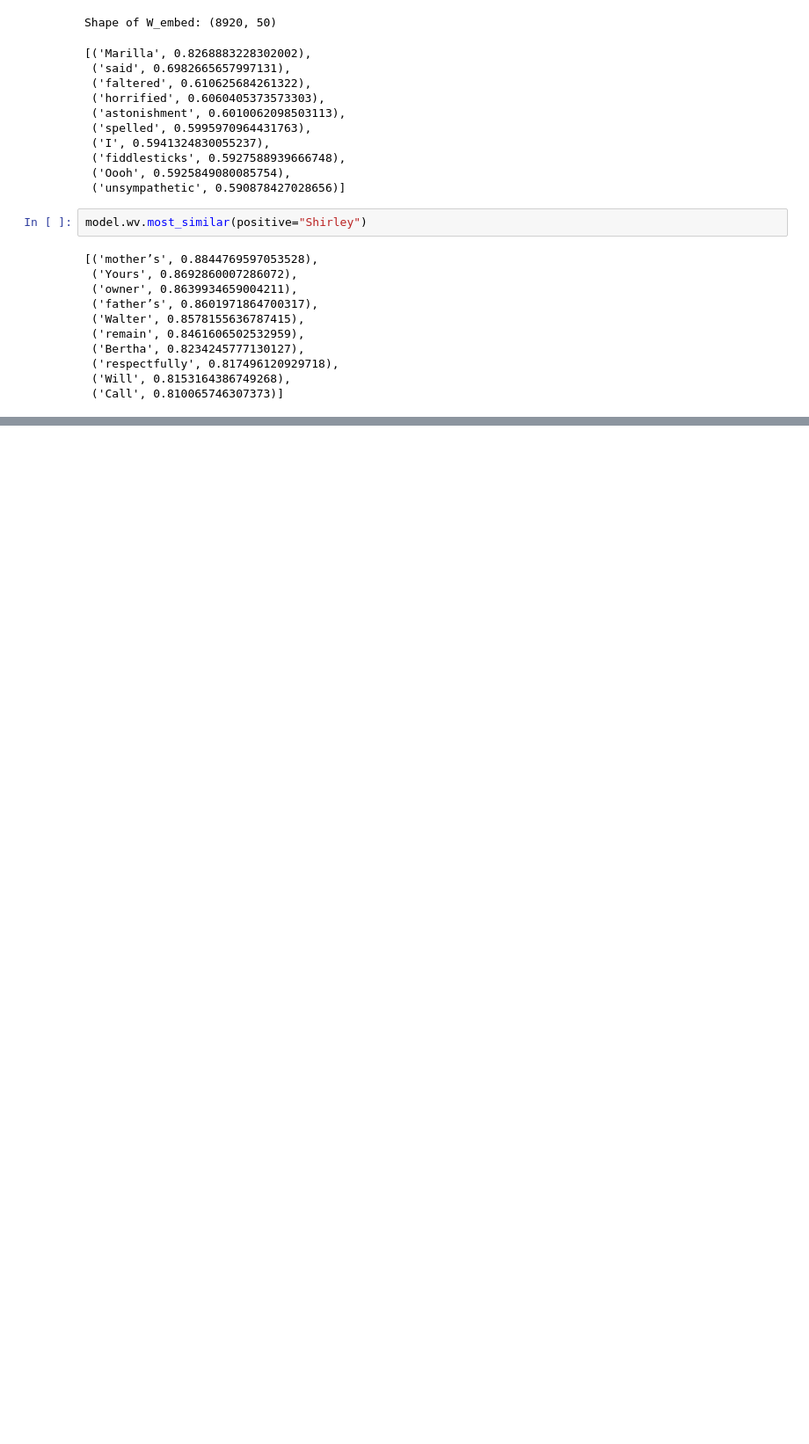
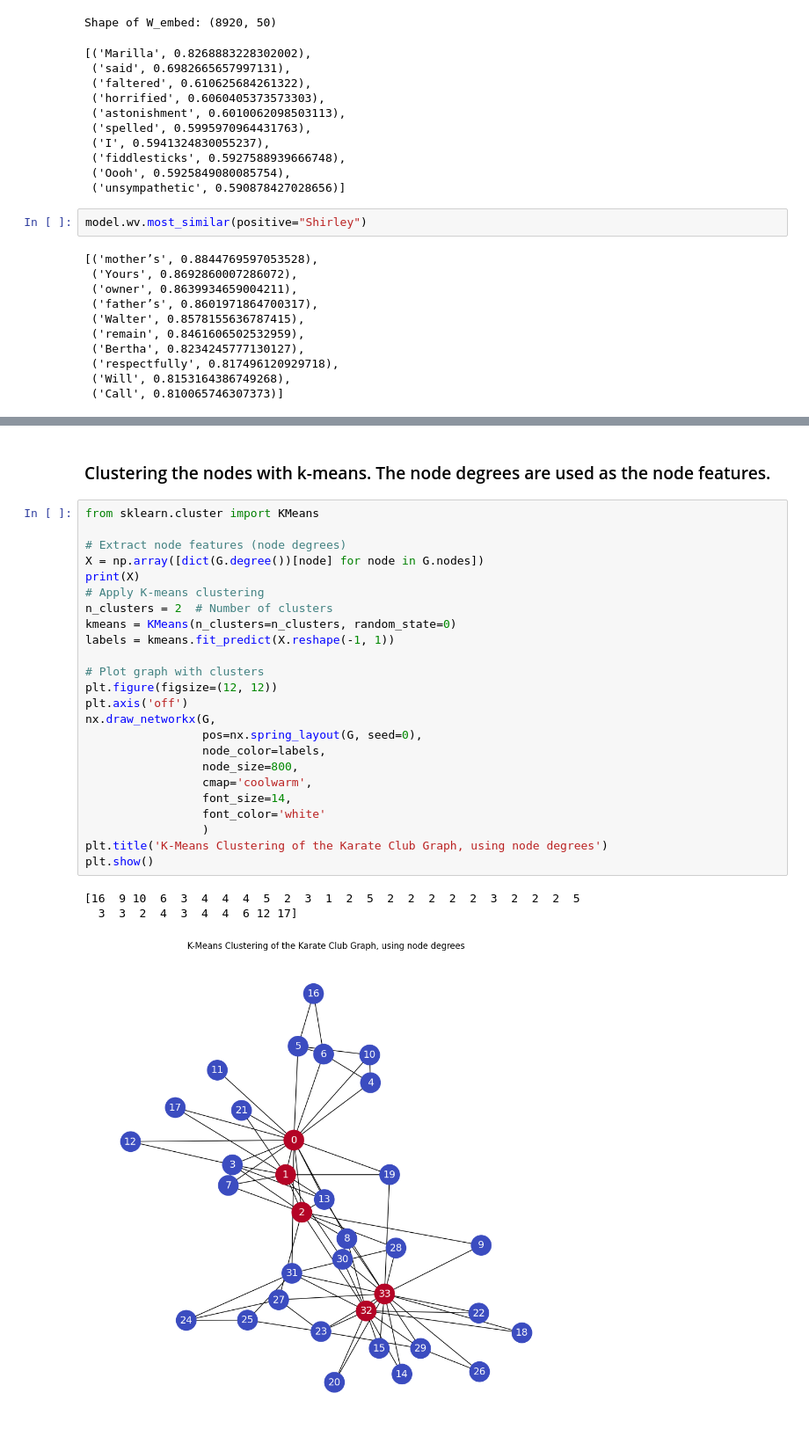
Before and after one commit to GTA-Lab/graph-neural-networks, a Jupyter notebook: notebooks/02-Deepwalk.ipynb, the cells around one changed output, grey strips where cells are left out. Shown at 88% size. Drawn from its saved outputs; the diff is of its cells as text; blank space fills up the shorter version.

```diff
--- a/notebooks/02-Deepwalk.ipynb
+++ b/notebooks/02-Deepwalk.ipynb
@@ -218,0 +357,30 @@ nx.draw_networkx(G,
+# %% [markdown]
+### Clustering the nodes with k-means. The node degrees are used as the node features.
+# %%
+from sklearn.cluster import KMeans
+
+# Extract node features (node degrees)
+X = np.array([dict(G.degree())[node] for node in G.nodes])
+print(X)
+# Apply K-means clustering
+n_clusters = 2  # Number of clusters
+kmeans = KMeans(n_clusters=n_clusters, random_state=0)
+labels = kmeans.fit_predict(X.reshape(-1, 1))
+
+# Plot graph with clusters
+plt.figure(figsize=(12, 12))
+plt.axis('off')
+nx.draw_networkx(G,
+                 pos=nx.spring_layout(G, seed=0),
+                 node_color=labels,
+                 node_size=800,
+                 cmap='coolwarm',
+                 font_size=14,
+                 font_color='white'
+                 )
+plt.title('K-Means Clustering of the Karate Club Graph, using node degrees')
+plt.show()
+# %% [output]
+[16  9 10  6  3  4  4  4  5  2  3  1  2  5  2  2  2  2  2  3  2  2  2  5
+  3  3  2  4  3  4  4  6 12 17]
+[figure, added]
```
Also changed, not shown: parts of 29 cells of this notebook, 9 other files.
